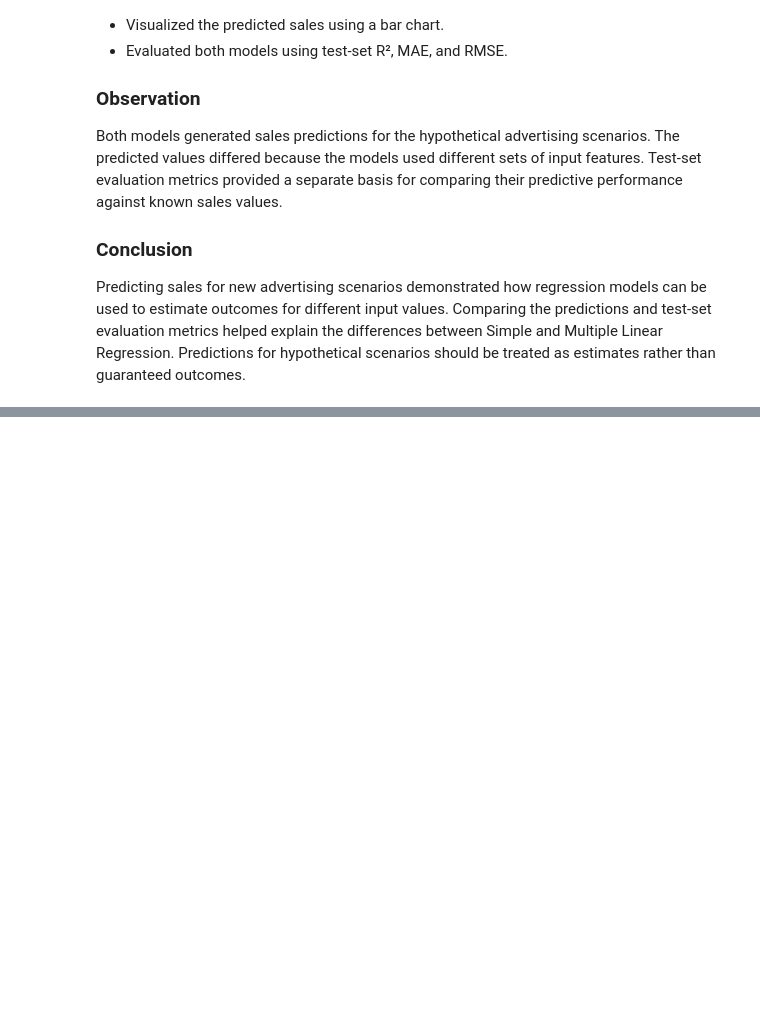
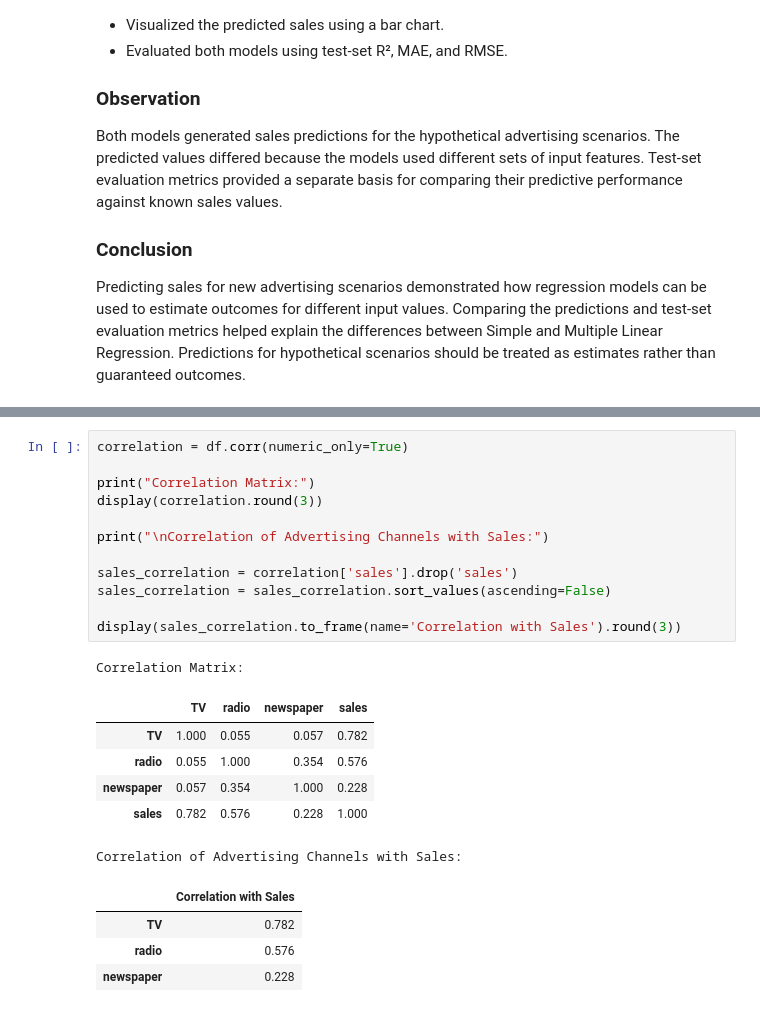
Before and after one commit to shreeshreeya69-crypto/simple-linear-regression-ybi, a Jupyter notebook: Simple_Linear_Regression_YBI.ipynb, the cells around one changed output, grey strips where cells are left out. Drawn from its saved outputs; the diff is of its cells as text; blank space fills up the shorter version.

```diff
--- a/Simple_Linear_Regression_YBI.ipynb
+++ b/Simple_Linear_Regression_YBI.ipynb
@@ -4046,0 +4076,24 @@ Predicting sales for new advertising scenarios demonstrated how regression model
+# %%
+correlation = df.corr(numeric_only=True)
+
+print("Correlation Matrix:")
+display(correlation.round(3))
+
+print("\nCorrelation of Advertising Channels with Sales:")
+
+sales_correlation = correlation['sales'].drop('sales')
+sales_correlation = sales_correlation.sort_values(ascending=False)
+
+display(sales_correlation.to_frame(name='Correlation with Sales').round(3))
+# %% [output]
+Correlation Matrix:
+|  | TV | radio | newspaper | sales |
+| TV | 1.000 | 0.055 | 0.057 | 0.782 |
+| radio | 0.055 | 1.000 | 0.354 | 0.576 |
+| newspaper | 0.057 | 0.354 | 1.000 | 0.228 |
+| sales | 0.782 | 0.576 | 0.228 | 1.000 |
+Correlation of Advertising Channels with Sales:
+|  | Correlation with Sales |
+| TV | 0.782 |
+| radio | 0.576 |
+| newspaper | 0.228 |
```
Also changed, not shown: parts of 9 cells of this notebook.
